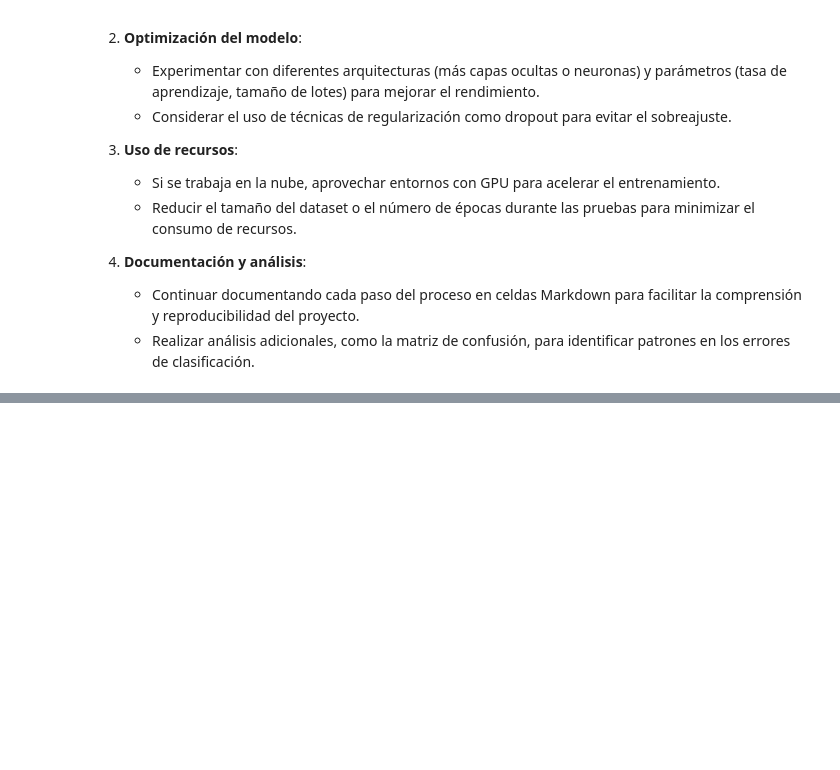
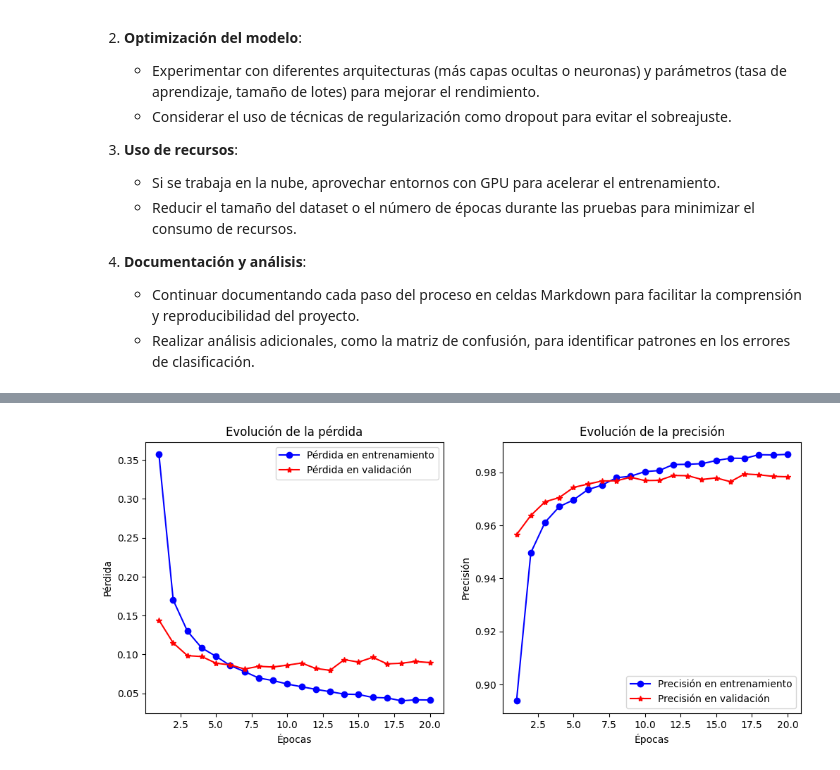
Before and after one commit to paezdev/paez_jean_MNIST, a Jupyter notebook: notebooks/paez_jean_EA4.ipynb, the cells around one changed output, grey strips where cells are left out. Drawn from its saved outputs; the diff is of its cells as text; code cells hidden in the pictures; blank space fills up the shorter version.

```diff
--- a/notebooks/paez_jean_EA4.ipynb
+++ b/notebooks/paez_jean_EA4.ipynb
@@ -261,0 +350,35 @@ plt.show()
+# %%
+import matplotlib.pyplot as plt
+
+# Extraer datos del historial de entrenamiento
+history_dict = history.history
+acc = history_dict['accuracy']  # Precisión en entrenamiento
+val_acc = history_dict['val_accuracy']  # Precisión en validación
+loss = history_dict['loss']  # Pérdida en entrenamiento
+val_loss = history_dict['val_loss']  # Pérdida en validación
+
+epochs_range = range(1, len(acc) + 1)  # Número de épocas
+
+# 🔹 Gráfico de pérdida
+plt.figure(figsize=(12, 5))
+
+plt.subplot(1, 2, 1)
+plt.plot(epochs_range, loss, 'bo-', label='Pérdida en entrenamiento')
+plt.plot(epochs_range, val_loss, 'r*-', label='Pérdida en validación')
+plt.xlabel('Épocas')
+plt.ylabel('Pérdida')
+plt.title('Evolución de la pérdida')
+plt.legend()
+
+# 🔹 Gráfico de precisión
+plt.subplot(1, 2, 2)
+plt.plot(epochs_range, acc, 'bo-', label='Precisión en entrenamiento')
+plt.plot(epochs_range, val_acc, 'r*-', label='Precisión en validación')
+plt.xlabel('Épocas')
+plt.ylabel('Precisión')
+plt.title('Evolución de la precisión')
+plt.legend()
+
+plt.show()
+# %% [output]
+[figure, added]
```
Also changed, not shown: parts of 5 cells of this notebook, 1 other file.
